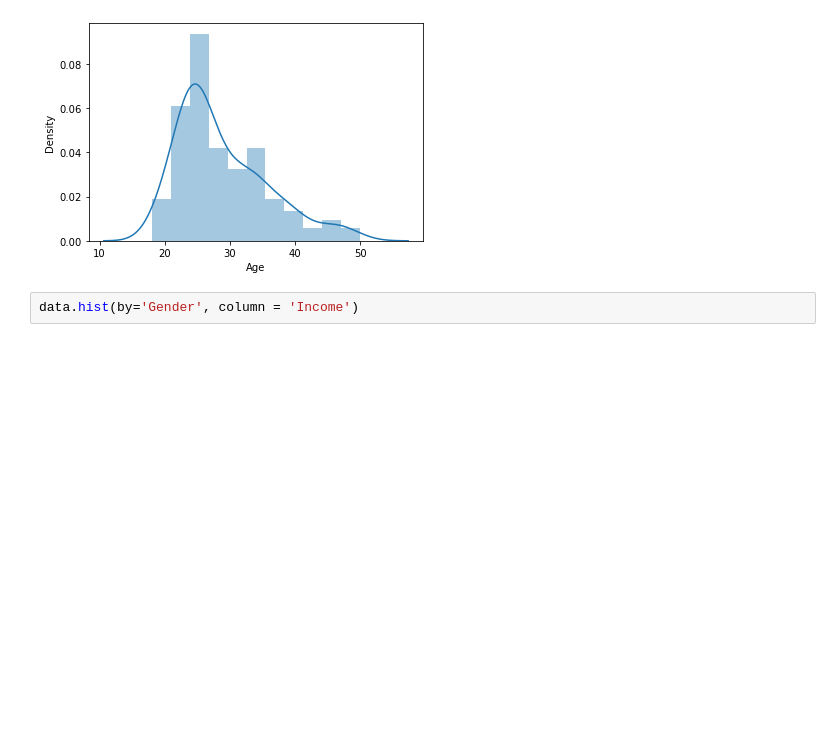
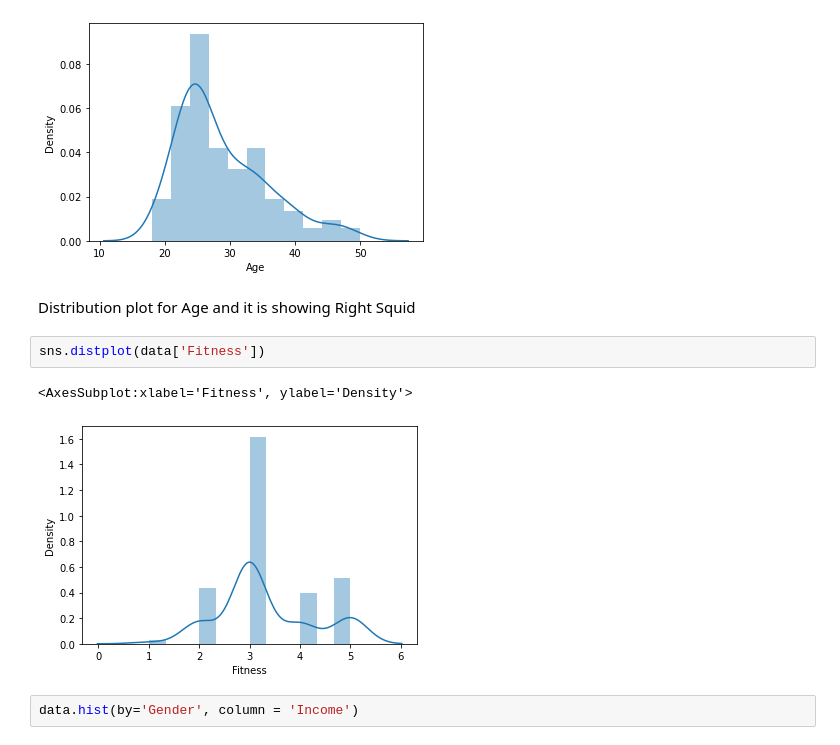
Before and after one commit to Meabhijit11/EDA_personal_project, a Jupyter notebook: EDA_personal_project_2.ipynb, the cells around one changed output. Drawn from its saved outputs; the diff is of its cells as text; blank space fills up the shorter version.

```diff
--- a/EDA_personal_project_2.ipynb
+++ b/EDA_personal_project_2.ipynb
@@ -166,6 +186,13 @@ sns.distplot(data['Age'])
 # %% [output]
 <AxesSubplot:xlabel='Age', ylabel='Density'>
 [figure]
+# %% [markdown]
+Distribution plot for Age and it is showing Right Squid
+# %%
+sns.distplot(data['Fitness'])
+# %% [output]
+<AxesSubplot:xlabel='Fitness', ylabel='Density'>
+[figure, added]
 # %%
 data.hist(by='Gender', column = 'Income')
 # %% [output]
```
Also changed, not shown: parts of 21 cells of this notebook.
